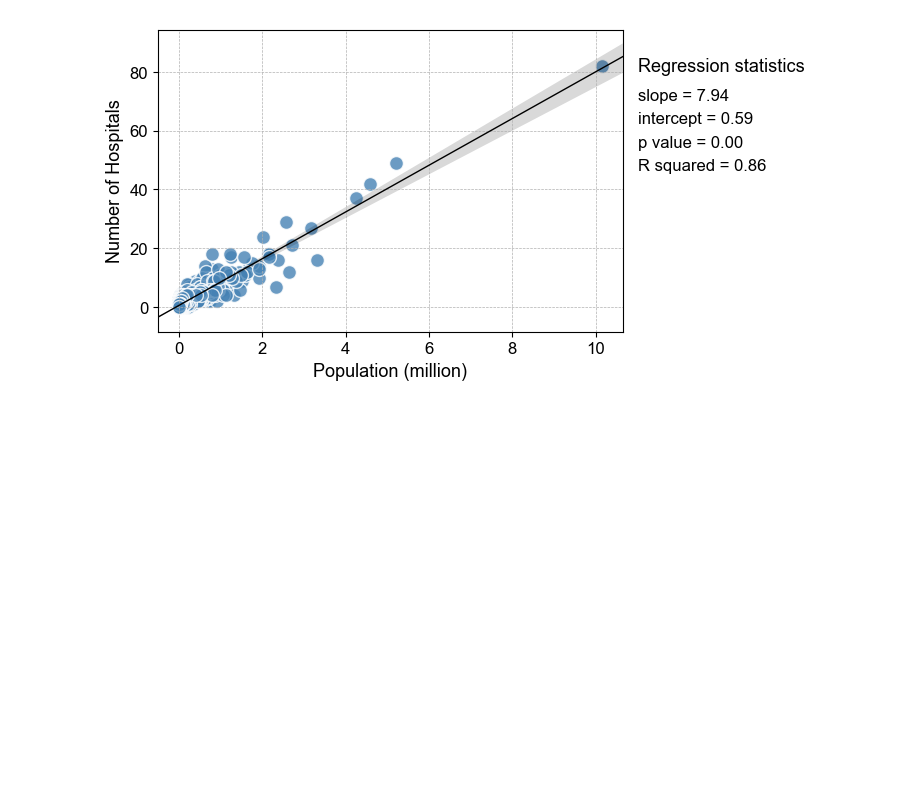
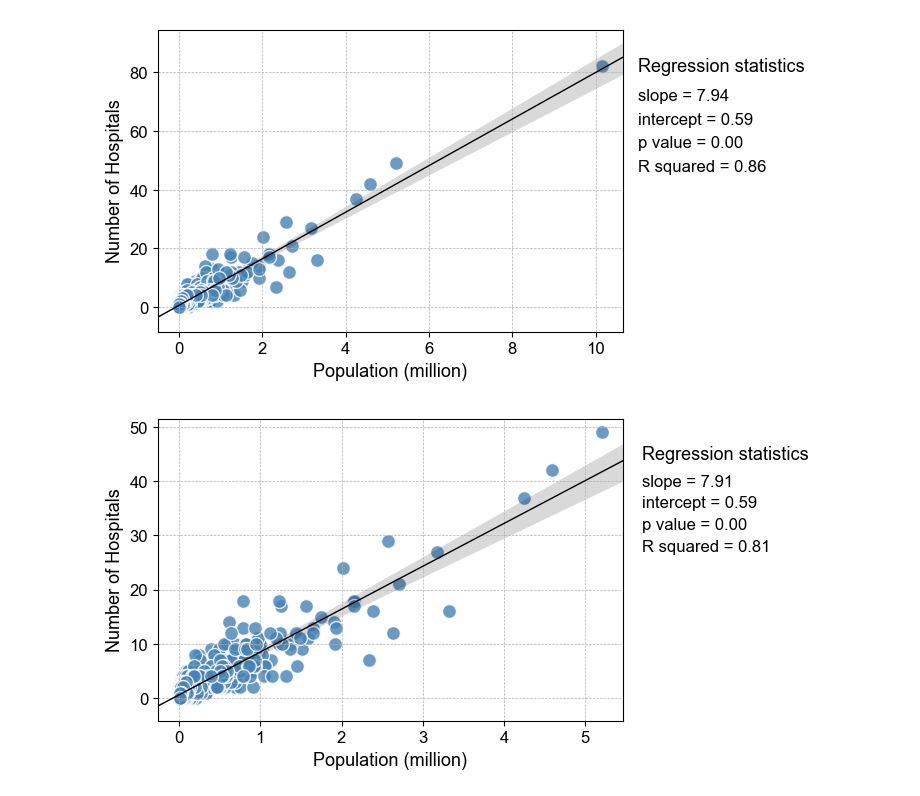
Before and after one commit to rabotr/proj-1-healthcare, a Jupyter notebook: Code/Hospitals_vs_Population.ipynb, the cells around one changed output. Cells and saved outputs as stored; diff of their text form; code cells hidden in the pictures; blank space fills up the shorter version.

Commit message:
Add figure and regression after outlier removal

```diff
--- a/Code/Hospitals_vs_Population.ipynb
+++ b/Code/Hospitals_vs_Population.ipynb
@@ -80,3 +80,40 @@ for i in range(len(posx)):
 plt.savefig('../Results/hospitals_vs_population.png', bbox_inches="tight", dpi = 300)
 # %% [output]
 [figure]
+# %%
+# Remove potential outlier
+pop_hospital = pop_hospital.loc[pop_hospital["Population"] < 10000000]
+
+slope, intercept, r_value, p_value, std_err = stats.linregress(
+    x=pop_hospital["Population"] / 1000000, y=pop_hospital["Hospital"])
+
+labels = ["Regression statistics", f"slope = {slope:.2f}", f"intercept = {intercept:.2f}",
+          f"p value = {p_value:.2f}", f"R squared = {r_value**2:.2f}"]
+posx = [5.7,5.7,5.7,5.7,5.7]
+posy = [45,40,36,32,28]
+fontsizes = [13,12,12,12,12]
+# %%
+# Plot
+mpl.rcParams['figure.dpi']= 100
+mpl.rcParams['font.family'] = 'sans-serif'
+mpl.rcParams['font.sans-serif'] = ['Arial']
+font_size = 13
+market_size = 100
+line_width = 1
+
+sns.regplot(pop_hospital["Population"] / 1000000, pop_hospital["Hospital"],
+           scatter_kws={"s": market_size, "facecolor": 'steelblue',
+                        "edgecolors": 'w', "linewidth": line_width},
+           line_kws={"color": 'k', "linewidth": line_width})
+
+plt.xlabel('Population (million)', fontsize = font_size)
+plt.ylabel('Number of Hospitals', fontsize = font_size)
+plt.tick_params(labelsize=font_size-1)
+plt.grid(linestyle='--', linewidth=0.5)
+
+for i in range(len(posx)):
+    plt.text(posx[i], posy[i], labels[i], ha='left', va='center', color='k', fontsize = fontsizes[i])
+
+plt.savefig('../Results/hospitals_vs_population2.png', bbox_inches="tight", dpi = 300)
+# %% [output]
+[figure, added]
```
Also changed, not shown: 2 other files.
